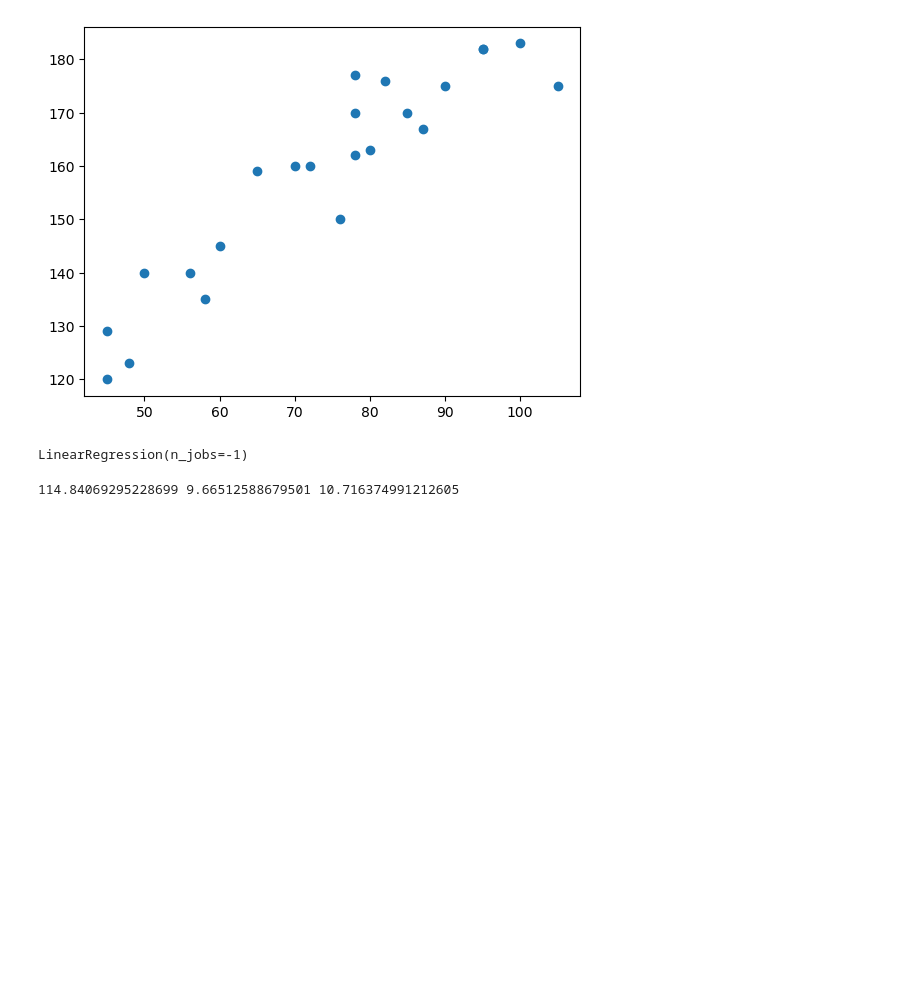
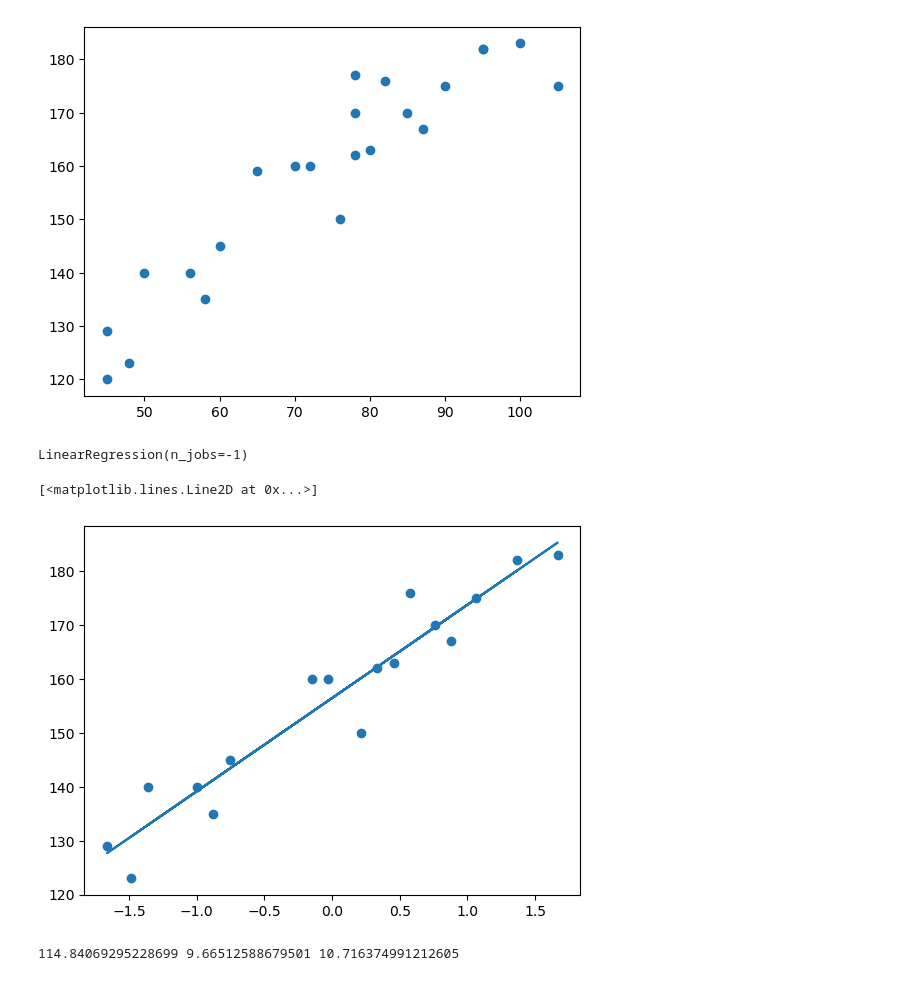
Before and after one commit to Prabhjeet2005/Machine-Learning-Practice, a Jupyter notebook: Section26_45_MachineLearning/Section27_LinearRegression/LinearReggPractice.ipynb, the cells around one changed output. Saved outputs shown, nothing was run; the diff lists cells and outputs as text; code cells hidden in the pictures; blank space fills up the shorter version.

```diff
--- a/Section26_45_MachineLearning/Section27_LinearRegression/LinearReggPractice.ipynb
+++ b/Section26_45_MachineLearning/Section27_LinearRegression/LinearReggPractice.ipynb
@@ -34,6 +34,12 @@ regression = LinearRegression(n_jobs=-1)
 regression.fit(X_train, y_train)
 # %% [output]
 LinearRegression(n_jobs=-1)
+# %%
+plt.scatter(X_train, y_train)
+plt.plot(X_train, regression.predict(X_train))
+# %% [output]
+[<matplotlib.lines.Line2D at 0x...>]
+[figure, added]
 # %%
 y_pred = regression.predict(X_test)
 # %%
```
